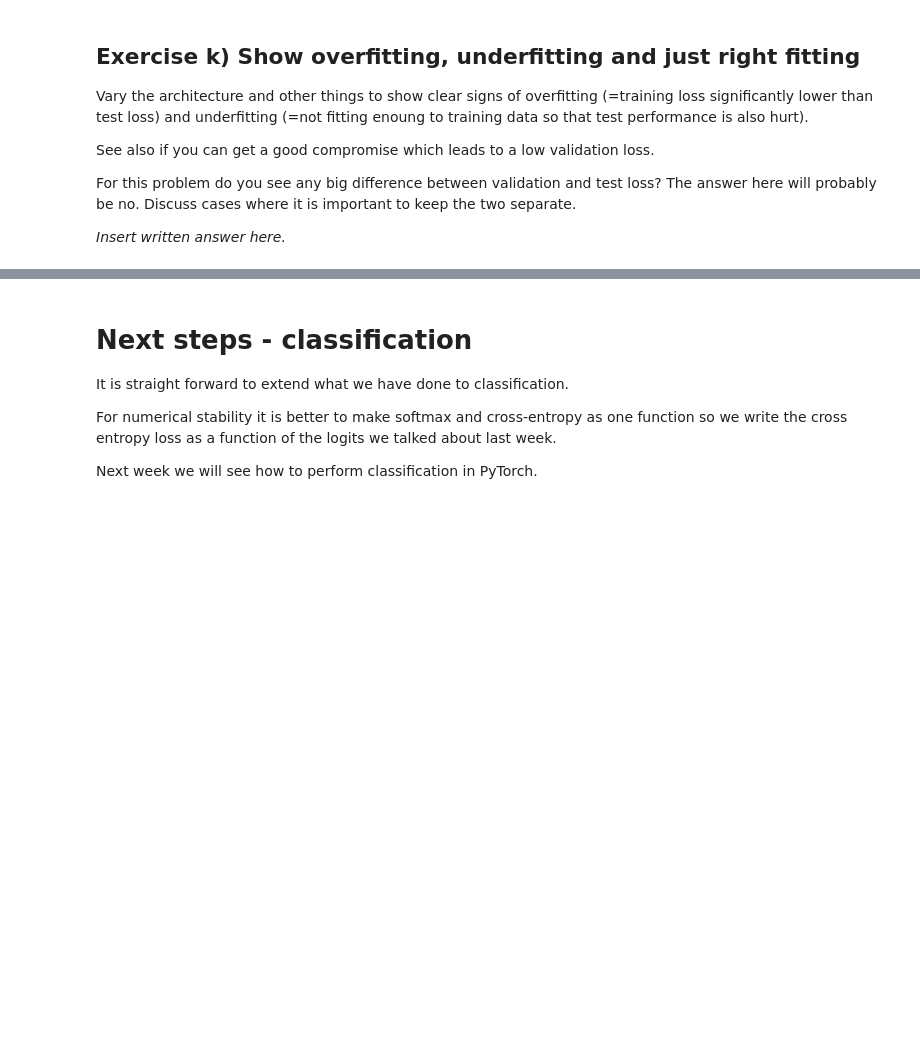
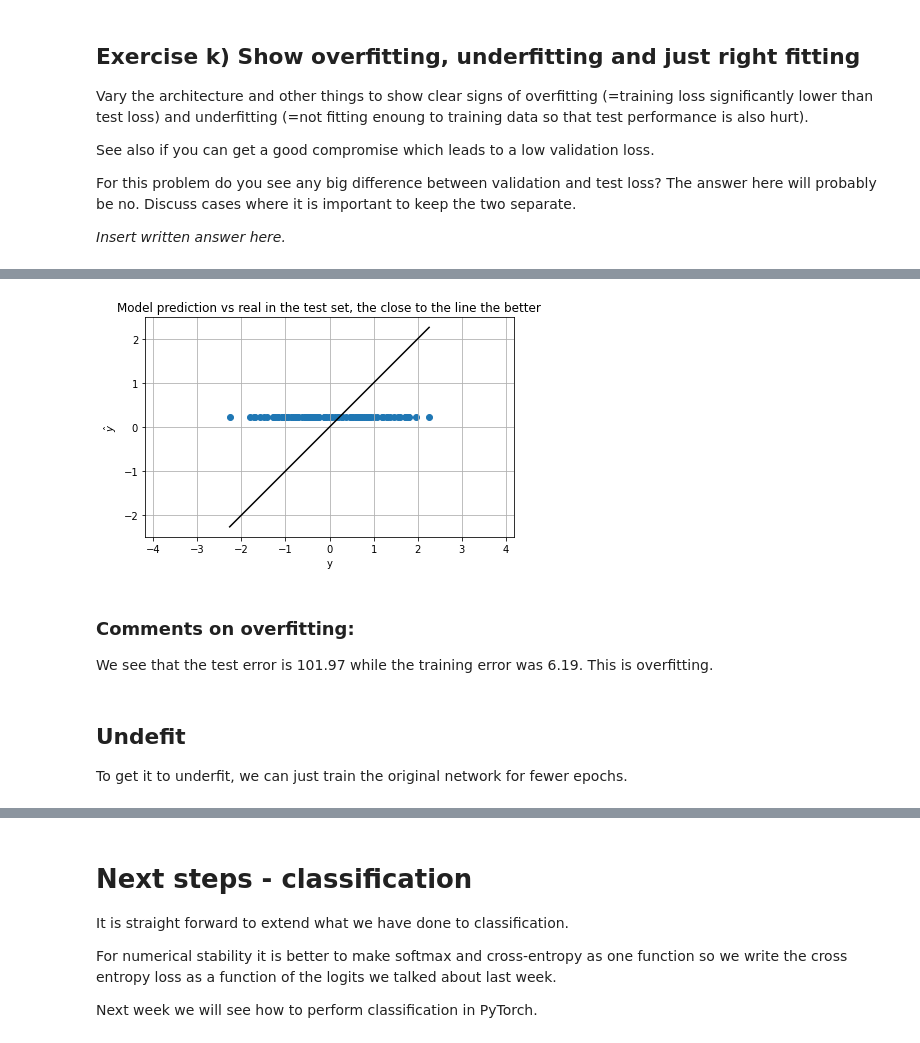
Before and after one commit to Rune-Nedergaard/02456-deep-learning-with-PyTorch, a Jupyter notebook: 2_Feedforward_Python/2.1-EXE-FNN-AutoDif-Nanograd.ipynb, the cells around one changed output, grey strips where cells are left out. Saved outputs shown, nothing was run; the diff lists cells and outputs as text; code cells hidden in the pictures; blank space fills up the shorter version.

```diff
--- a/2_Feedforward_Python/2.1-EXE-FNN-AutoDif-Nanograd.ipynb
+++ b/2_Feedforward_Python/2.1-EXE-FNN-AutoDif-Nanograd.ipynb
@@ -747,0 +961,10 @@ _Insert written answer here._
+# %%
+NN = [
+    DenseLayer(1, 8, lambda x: x.relu()),
+    DenseLayer(8, 8, lambda x: x.relu()),
+    DenseLayer(8, 8, lambda x: x.relu()),
+    DenseLayer(8, 1, lambda x: x.identity())
+]
+
+EPOCHS = 200
+LEARN_R = 2e-3
@@ -747,0 +1019,17 @@ _Insert written answer here._
+# %%
+output_test = forward(x_test, NN)
+
+y_test_np = Var_to_nparray(y_test)
+plt.scatter(y_test_np, Var_to_nparray(output_test));
+plt.plot([np.min(y_test_np), np.max(y_test_np)], [np.min(y_test_np), np.max(y_test_np)], color='k');
+plt.xlabel("y");
+plt.ylabel("$\hat{y}$");
+plt.title("Model prediction vs real in the test set, the close to the line the better")
+plt.grid(True);
+plt.axis('equal');
+plt.tight_layout();
+
+Loss_test = squared_loss(y_test, forward(x_test, NN))
+
+print("Test loss:  {:4.3f}".format(Loss_test.v))
+# %% [output]
@@ -747,0 +1037,7 @@ _Insert written answer here._
+[figure, added]
+# %% [markdown]
+### Comments on overfitting:
+We see that the test error is 101.97 while the training error was 6.19. This is overfitting.
+# %% [markdown]
+## Undefit
+To get it to underfit, we can just train the original network for fewer epochs.
```
Also changed, not shown: parts of 41 cells of this notebook, 1 other file.
